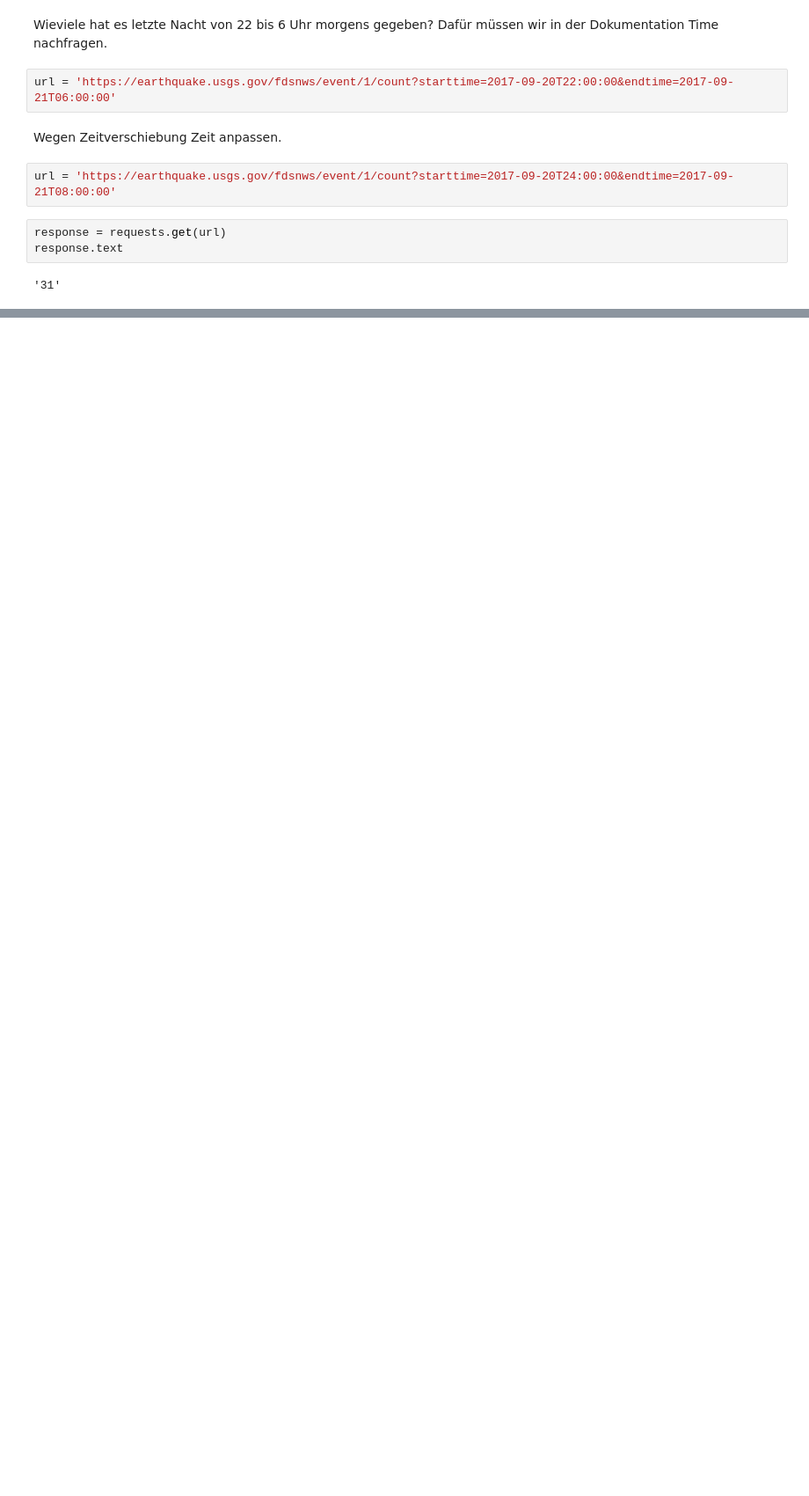
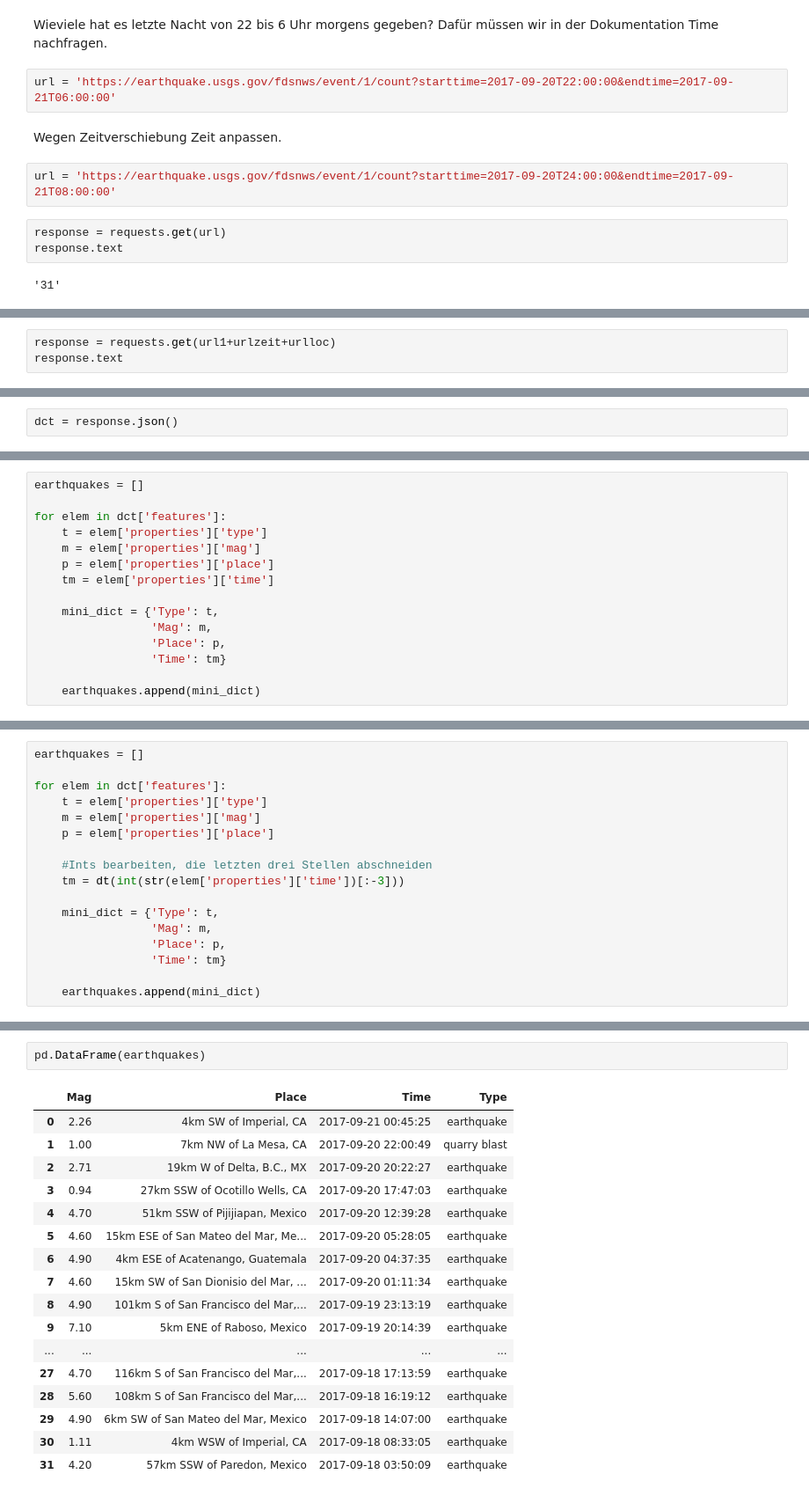
Before and after one commit to barjacks/pythonrecherche, a Jupyter notebook: 04 modules, requests/01 APIs und Pyhton Modules, with a Focus on Requests.ipynb, the cells around one changed output, grey strips where cells are left out. Shown: that part at 88% size. Saved outputs shown, nothing was run; the diff lists cells and outputs as text; blank space fills up the shorter version.

```diff
--- a/04 modules, requests/01 APIs und Pyhton Modules, with a Focus on Requests.ipynb
+++ b/04 modules, requests/01 APIs und Pyhton Modules, with a Focus on Requests.ipynb
@@ -51,0 +71,3 @@ response.text
+# %%
+response = requests.get(url1+urlzeit+urlloc)
+response.text
@@ -51,0 +98,2 @@ response.text
+# %%
+dct = response.json()
@@ -51,0 +150,15 @@ response.text
+# %%
+earthquakes = []
+
+for elem in dct['features']:
+    t = elem['properties']['type']
+    m = elem['properties']['mag']
+    p = elem['properties']['place']
+    tm = elem['properties']['time']
+
+    mini_dict = {'Type': t,
+                 'Mag': m,
+                 'Place': p,
+                 'Time': tm}
+
+    earthquakes.append(mini_dict)
@@ -51,0 +187,17 @@ response.text
+# %%
+earthquakes = []
+
+for elem in dct['features']:
+    t = elem['properties']['type']
+    m = elem['properties']['mag']
+    p = elem['properties']['place']
+
+    #Ints bearbeiten, die letzten drei Stellen abschneiden
+    tm = dt(int(str(elem['properties']['time'])[:-3]))
+
+    mini_dict = {'Type': t,
+                 'Mag': m,
+                 'Place': p,
+                 'Time': tm}
+
+    earthquakes.append(mini_dict)
@@ -51,0 +226,20 @@ response.text
+# %%
+pd.DataFrame(earthquakes)
+# %% [output]
+|  | Mag | Place | Time | Type |
+| 0 | 2.26 | 4km SW of Imperial, CA | 2017-09-21 00:45:25 | earthquake |
+| 1 | 1.00 | 7km NW of La Mesa, CA | 2017-09-20 22:00:49 | quarry blast |
+| 2 | 2.71 | 19km W of Delta, B.C., MX | 2017-09-20 20:22:27 | earthquake |
+| 3 | 0.94 | 27km SSW of Ocotillo Wells, CA | 2017-09-20 17:47:03 | earthquake |
+| 4 | 4.70 | 51km SSW of Pijijiapan, Mexico | 2017-09-20 12:39:28 | earthquake |
+| 5 | 4.60 | 15km ESE of San Mateo del Mar, Me... | 2017-09-20 05:28:05 | earthquake |
+| 6 | 4.90 | 4km ESE of Acatenango, Guatemala | 2017-09-20 04:37:35 | earthquake |
+| 7 | 4.60 | 15km SW of San Dionisio del Mar, ... | 2017-09-20 01:11:34 | earthquake |
+| 8 | 4.90 | 101km S of San Francisco del Mar,... | 2017-09-19 23:13:19 | earthquake |
+| 9 | 7.10 | 5km ENE of Raboso, Mexico | 2017-09-19 20:14:39 | earthquake |
+| ... | ... | ... | ... | ... |
+| 27 | 4.70 | 116km S of San Francisco del Mar,... | 2017-09-18 17:13:59 | earthquake |
+| 28 | 5.60 | 108km S of San Francisco del Mar,... | 2017-09-18 16:19:12 | earthquake |
+| 29 | 4.90 | 6km SW of San Mateo del Mar, Mexico | 2017-09-18 14:07:00 | earthquake |
+| 30 | 1.11 | 4km WSW of Imperial, CA | 2017-09-18 08:33:05 | earthquake |
+| 31 | 4.20 | 57km SSW of Paredon, Mexico | 2017-09-18 03:50:09 | earthquake |
```
Also changed, not shown: parts of 28 cells of this notebook.
